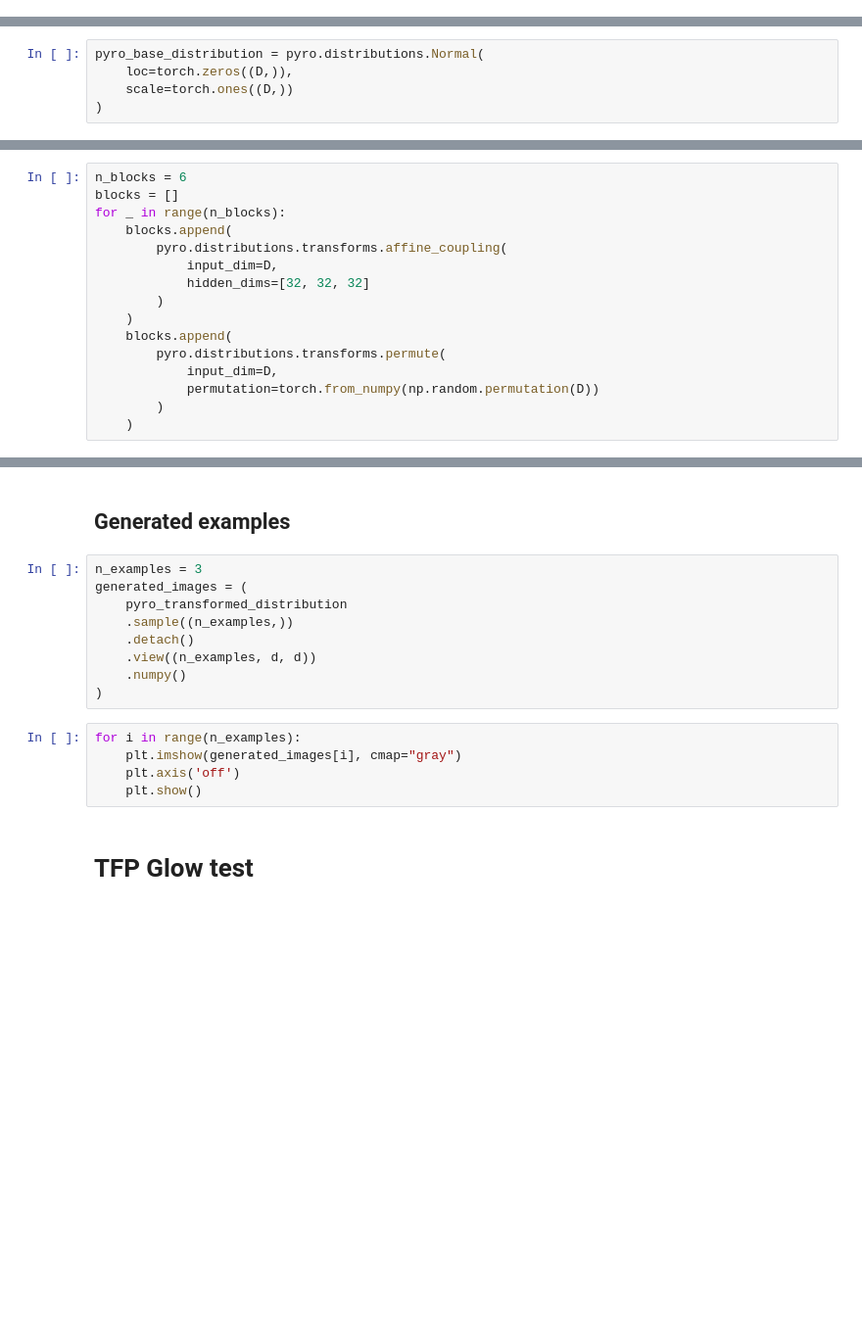
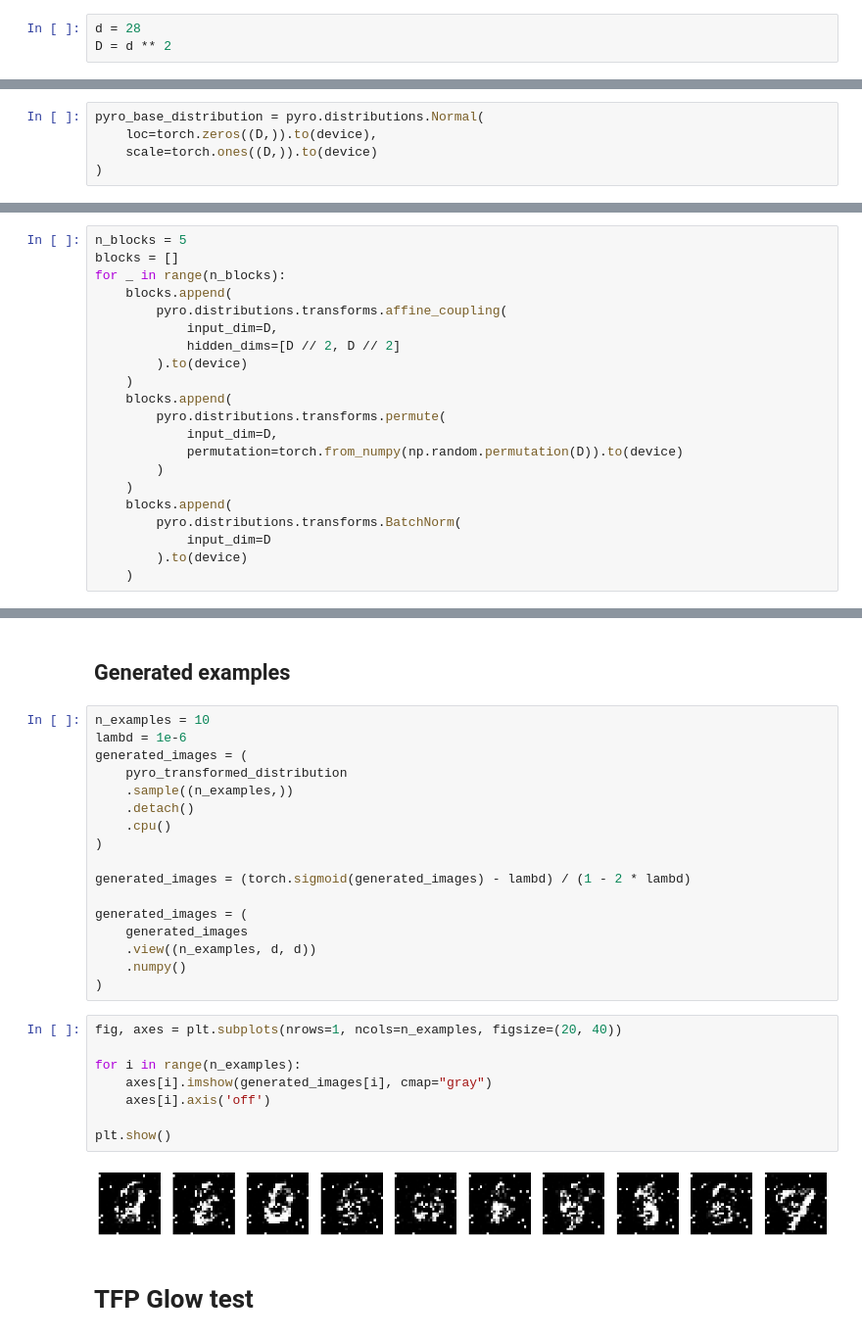
Before and after one commit to LouisRouillard/NF_test_bench, a Jupyter notebook: MNIST_example.ipynb, the cells around one changed output, grey strips where cells are left out. Shown at 98% size. Drawn from its saved outputs; the diff is of its cells as text; blank space fills up the shorter version.

Commit message:
buggy pyro RealNVP

```diff
--- a/MNIST_example.ipynb
+++ b/MNIST_example.ipynb
@@ -68,3 +87,6 @@ Dimensionality of images:
+# %%
+d = 28
+D = d ** 2
 # %% [markdown]
 # Pyro RealNVP test
 # %% [markdown]
@@ -73,27 +95,32 @@ Dimensionality of images:
 Latent distribution:
 # %%
 pyro_base_distribution = pyro.distributions.Normal(
-    loc=torch.zeros((D,)),
-    scale=torch.ones((D,))
+    loc=torch.zeros((D,)).to(device),
+    scale=torch.ones((D,)).to(device)
 )
 # %% [markdown]
 We are going to stack a few coupling blocks:
 # %%
-n_blocks = 6
+n_blocks = 5
 blocks = []
 for _ in range(n_blocks):
     blocks.append(
         pyro.distributions.transforms.affine_coupling(
             input_dim=D,
-            hidden_dims=[32, 32, 32]
-        )
+            hidden_dims=[D // 2, D // 2]
+        ).to(device)
     )
     blocks.append(
         pyro.distributions.transforms.permute(
             input_dim=D,
-            permutation=torch.from_numpy(np.random.permutation(D))
+            permutation=torch.from_numpy(np.random.permutation(D)).to(device)
         )
     )
+    blocks.append(
+        pyro.distributions.transforms.BatchNorm(
+            input_dim=D
+        ).to(device)
+    )
 # %%
 pyro_transformed_distribution = pyro.distributions.TransformedDistribution(
     base_distribution=pyro_base_distribution,
@@ -125,19 +170,32 @@ for epoch in pbar:
 # %% [markdown]
 ## Generated examples
 # %%
-n_examples = 3
+n_examples = 10
+lambd = 1e-6
 generated_images = (
     pyro_transformed_distribution
     .sample((n_examples,))
     .detach()
+    .cpu()
+)
+
+generated_images = (torch.sigmoid(generated_images) - lambd) / (1 - 2 * lambd)
+
+generated_images = (
+    generated_images
     .view((n_examples, d, d))
     .numpy()
 )
 # %%
+fig, axes = plt.subplots(nrows=1, ncols=n_examples, figsize=(20, 40))
+
 for i in range(n_examples):
-    plt.imshow(generated_images[i], cmap="gray")
-    plt.axis('off')
-    plt.show()
+    axes[i].imshow(generated_images[i], cmap="gray")
+    axes[i].axis('off')
+
+plt.show()
+# %% [output]
+[figure, added]
 # %% [markdown]
 # TFP Glow test
 # %% [markdown]
```
Also changed, not shown: parts of 14 cells of this notebook.
